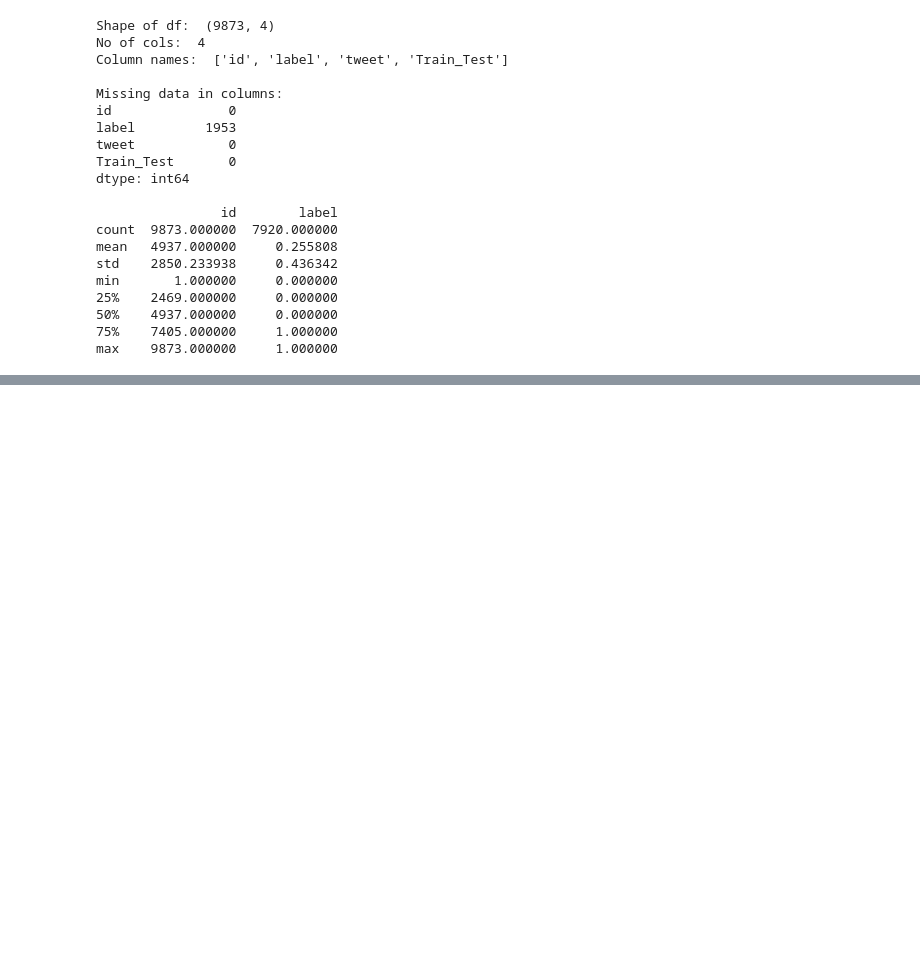
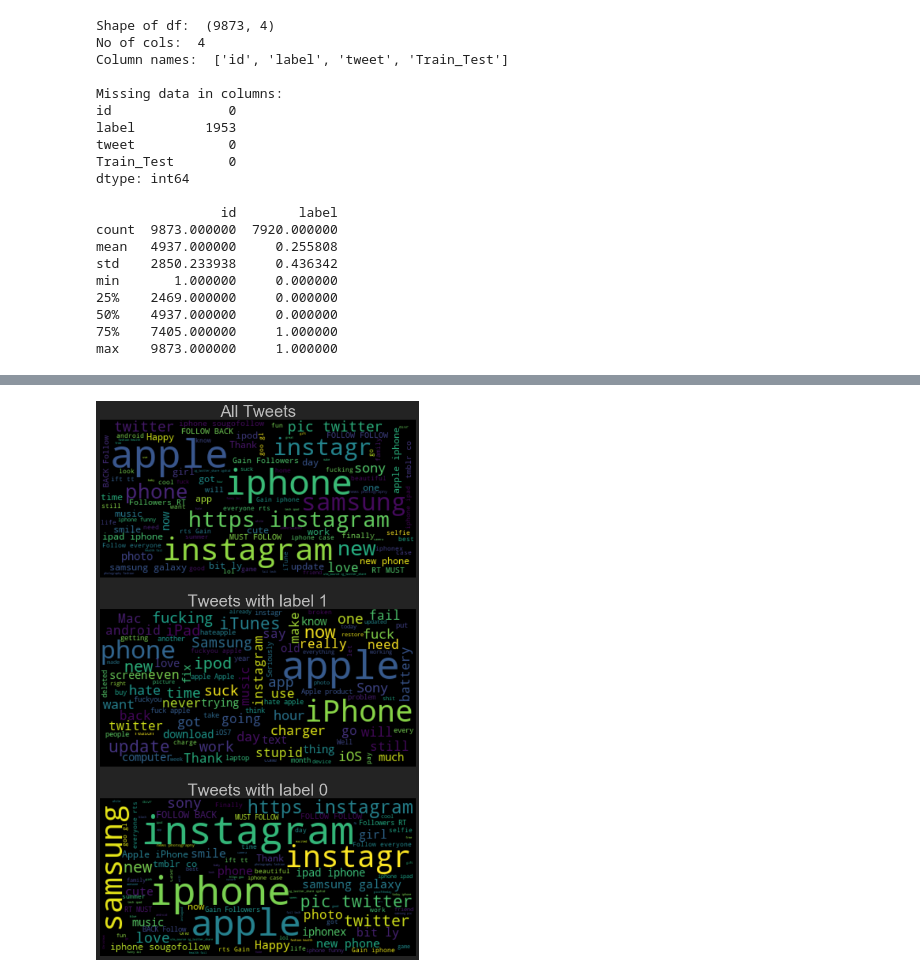
Before and after one commit to AbhiSawant/TwitterSentimentAnalysis, a Jupyter notebook: Twitter Sentiment Analysis.ipynb, the cells around one changed output, grey strips where cells are left out. Saved outputs shown, nothing was run; the diff lists cells and outputs as text; code cells hidden in the pictures; blank space fills up the shorter version.

```diff
--- a/Twitter Sentiment Analysis.ipynb
+++ b/Twitter Sentiment Analysis.ipynb
@@ -135,0 +151,32 @@ df.head()
+# %%
+def word_cloud_images(df, tweet_col):
+
+    # Start with one review:
+    train_1 = df[df.label==1]
+    train_0 = df[df.label==0]
+    tweet_All = " ".join(review for review in df[tweet_col])
+    tweet_1 = " ".join(review for review in train_1[tweet_col])
+    tweet_0 = " ".join(review for review in train_0[tweet_col])
+
+    fig, ax = plt.subplots(3, 1, figsize  = (18, 18))
+    # Create and generate a word cloud image:
+    wordcloud_ALL = WordCloud(max_font_size=50, max_words=100, background_color="black").generate(tweet_All)
+    wordcloud_1 = WordCloud(max_font_size=50, max_words=100, background_color="black").generate(tweet_1)
+    wordcloud_0 = WordCloud(max_font_size=50, max_words=100, background_color="black").generate(tweet_0)
+
+    # Display the generated image:
+    ax[0].imshow(wordcloud_ALL, interpolation='bilinear')
+    ax[0].set_title('All Tweets', fontsize=30)
+    ax[0].axis('off')
+    ax[1].imshow(wordcloud_1, interpolation='bilinear')
+    ax[1].set_title('Tweets with label 1',fontsize=30)
+    ax[1].axis('off')
+    ax[2].imshow(wordcloud_0, interpolation='bilinear')
+    ax[2].set_title('Tweets with label 0',fontsize=30)
+    ax[2].axis('off')
+
+#wordcloud.to_file("img/first_review.png")
+# %%
+word_cloud_images(train, 'tweet')
+# %% [output]
+[figure, added]
```
Also changed, not shown: parts of 19 cells of this notebook.
